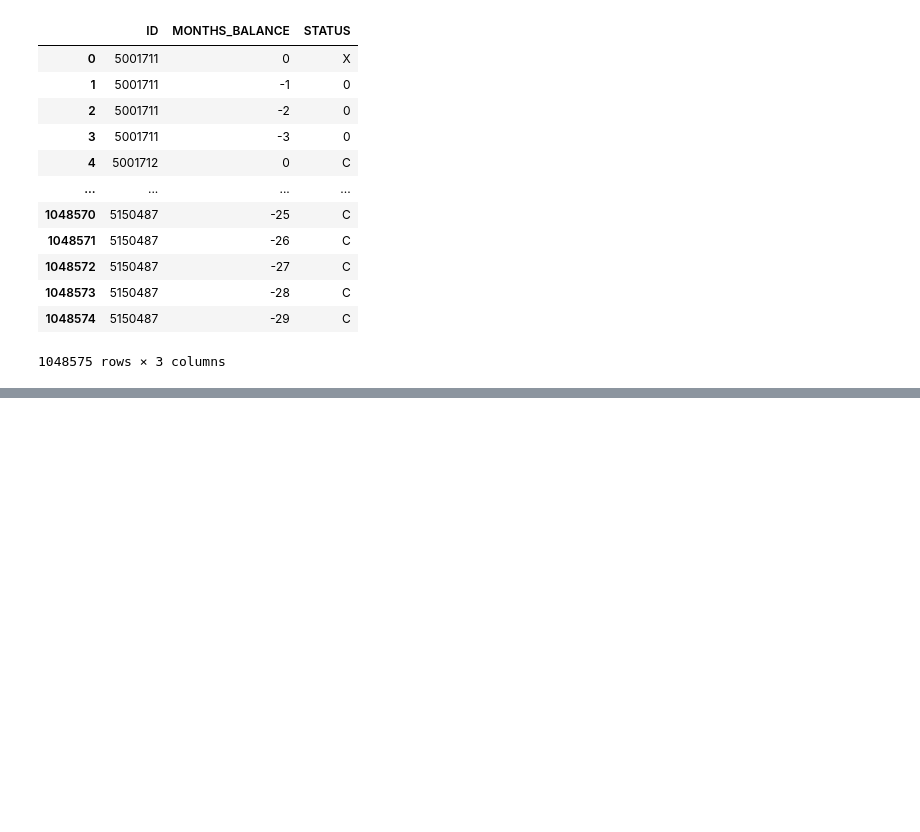
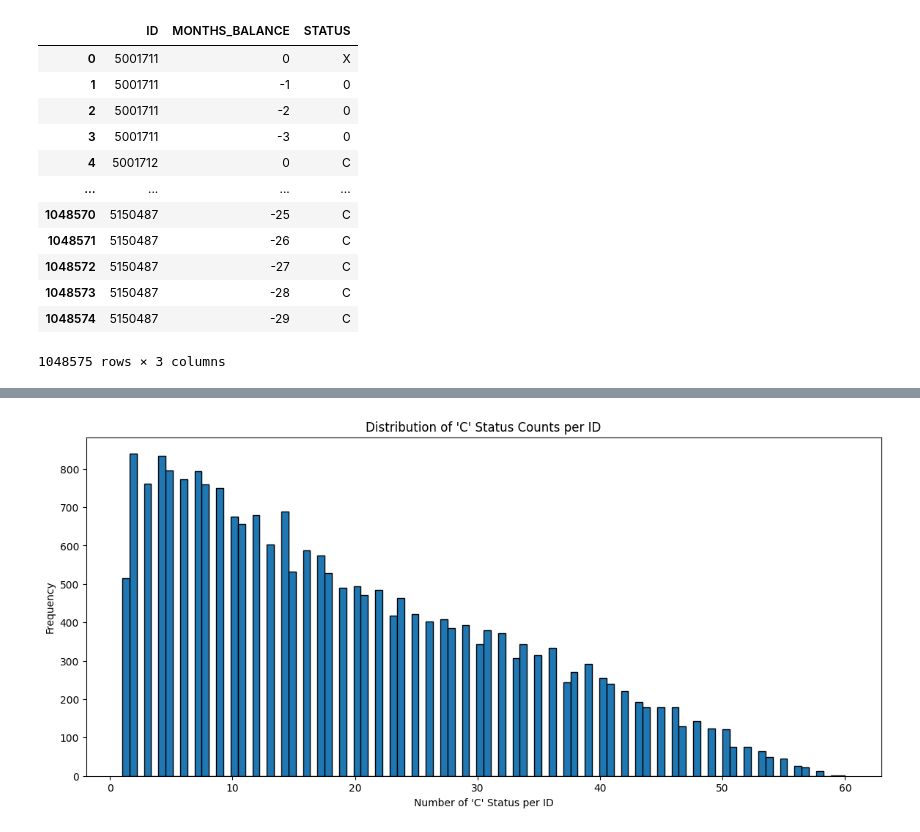
Before and after one commit to LoukasPerdikis/Credit-Card-Approval, a Jupyter notebook: credit_score.ipynb, the cells around one changed output, grey strips where cells are left out. Saved outputs shown, nothing was run; the diff lists cells and outputs as text; code cells hidden in the pictures; blank space fills up the shorter version.

```diff
--- a/credit_score.ipynb
+++ b/credit_score.ipynb
@@ -89,0 +150,5 @@ credit_raw
+# %%
+# Count of STATUS == 'C' grouped by ID
+status_c_counts = credit_raw[credit_raw['STATUS'] == 'C'].groupby('ID').size()
+status_c_counts = status_c_counts.sort_values(ascending=False)
+status_c_counts
@@ -89,0 +169,9 @@ credit_raw
+# %%
+plt.figure(figsize=(14,6))
+status_c_counts.plot(kind='hist', bins=100, edgecolor='black')
+plt.title("Distribution of 'C' Status Counts per ID")
+plt.xlabel("Number of 'C' Status per ID")
+plt.ylabel("Frequency")
+plt.show()
+# %% [output]
+[figure, added]
```
Also changed, not shown: parts of 13 cells of this notebook.
